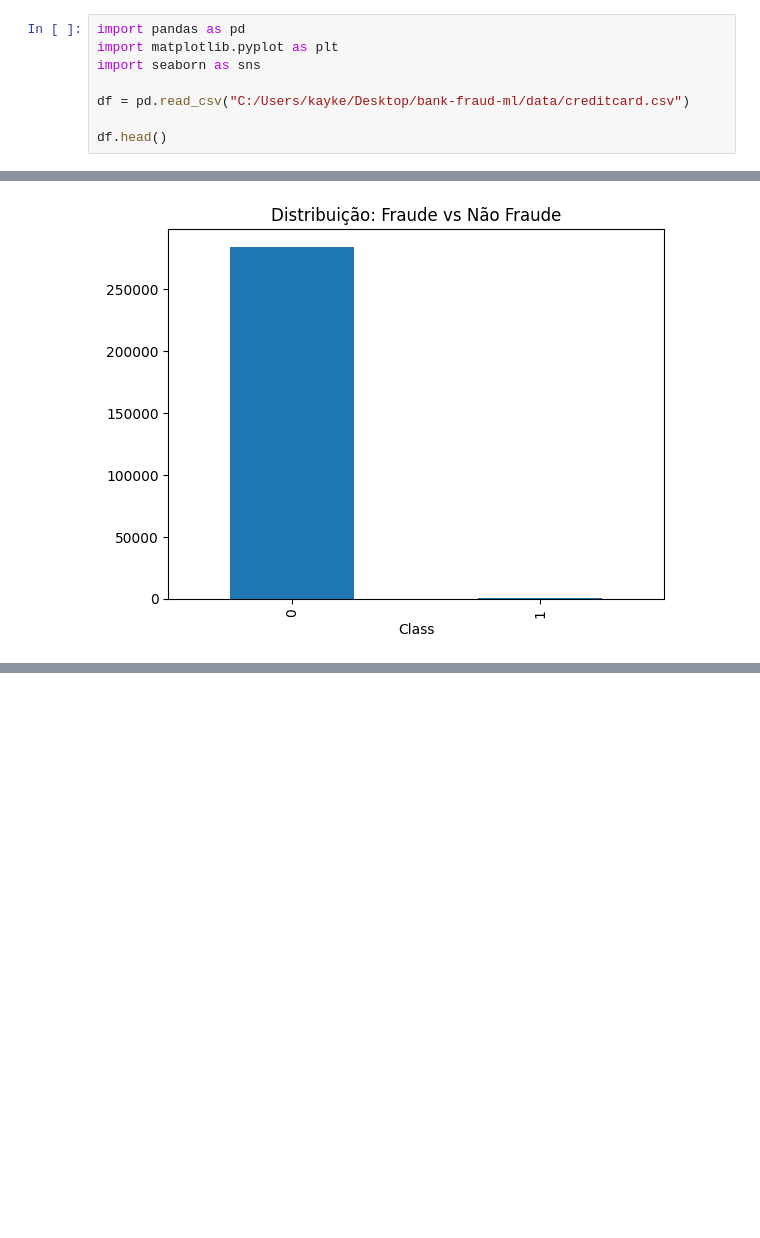
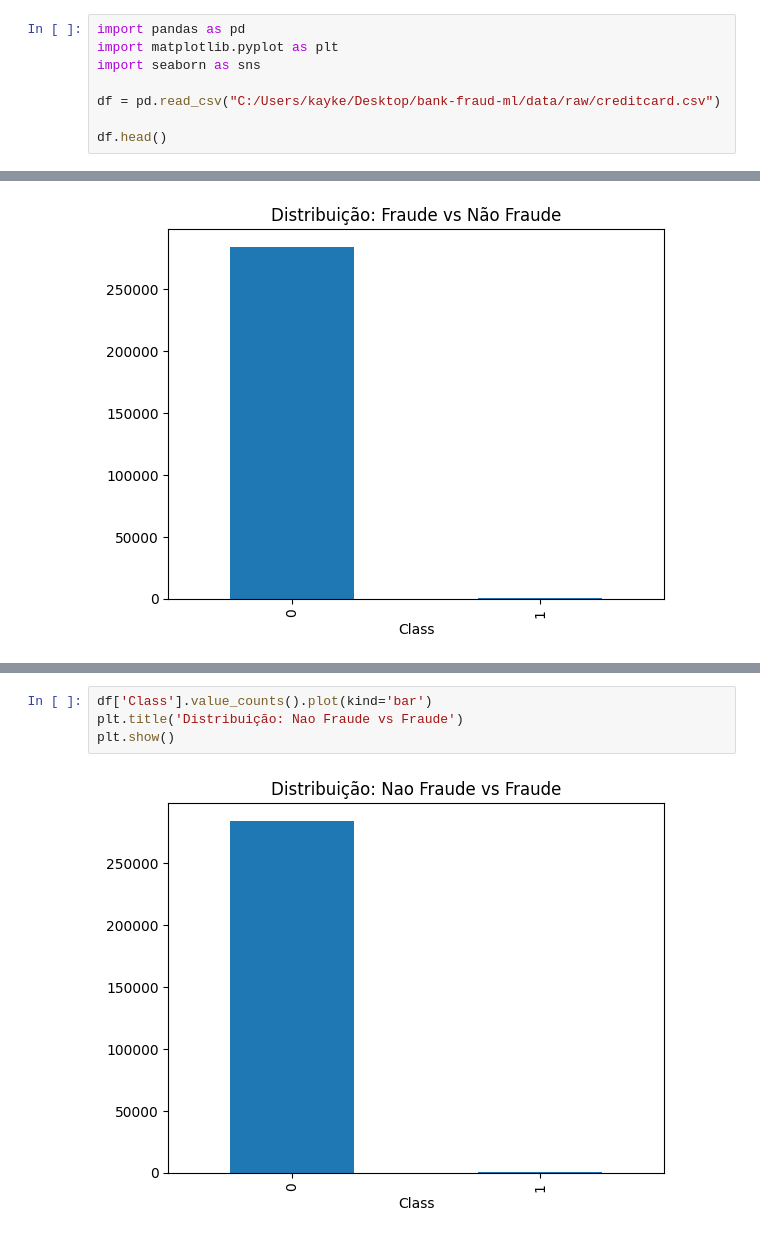
Before and after one commit to KaykeAndrade7/bank-fraud-ml, a Jupyter notebook: notebooks/01_data_exploracao.ipynb, the cells around one changed output, grey strips where cells are left out. Cells and saved outputs as stored; diff of their text form; blank space fills up the shorter version.

```diff
--- a/notebooks/01_data_exploracao.ipynb
+++ b/notebooks/01_data_exploracao.ipynb
@@ -3,7 +3,7 @@ import pandas as pd
 import matplotlib.pyplot as plt
 import seaborn as sns
 
-df = pd.read_csv("C:/Users/kayke/Desktop/bank-fraud-ml/data/creditcard.csv")
+df = pd.read_csv("C:/Users/kayke/Desktop/bank-fraud-ml/data/raw/creditcard.csv")
 
 df.head()
 # %% [output]
@@ -66,0 +101,6 @@ plt.show()
+# %%
+df['Class'].value_counts().plot(kind='bar')
+plt.title('Distribuição: Nao Fraude vs Fraude')
+plt.show()
+# %% [output]
+[figure, added]
```
Also changed, not shown: parts of 14 cells of this notebook, 3 other files.
